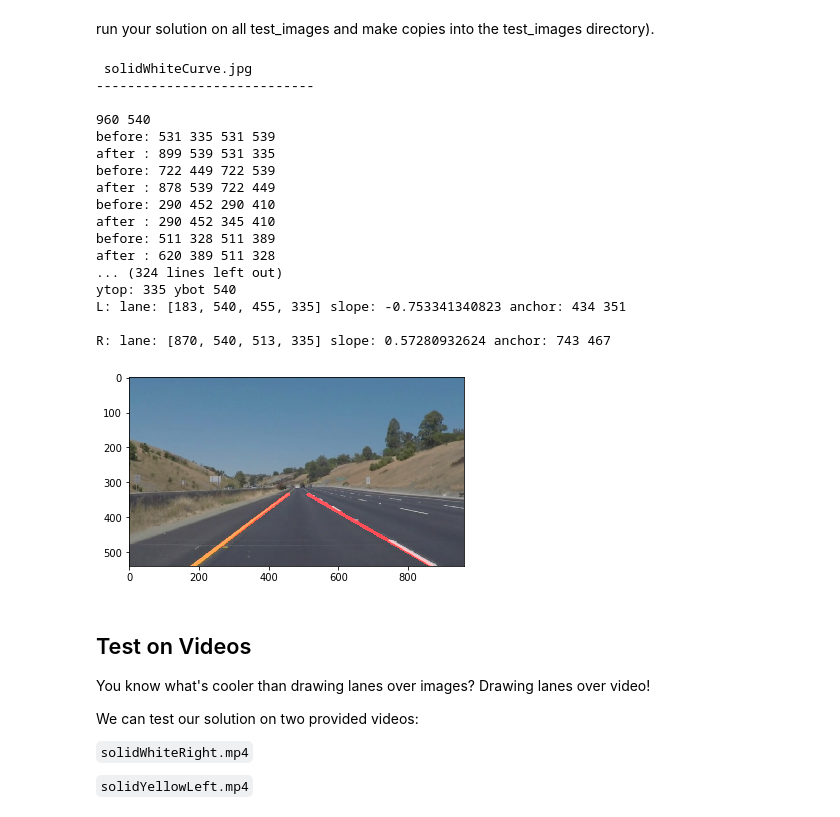
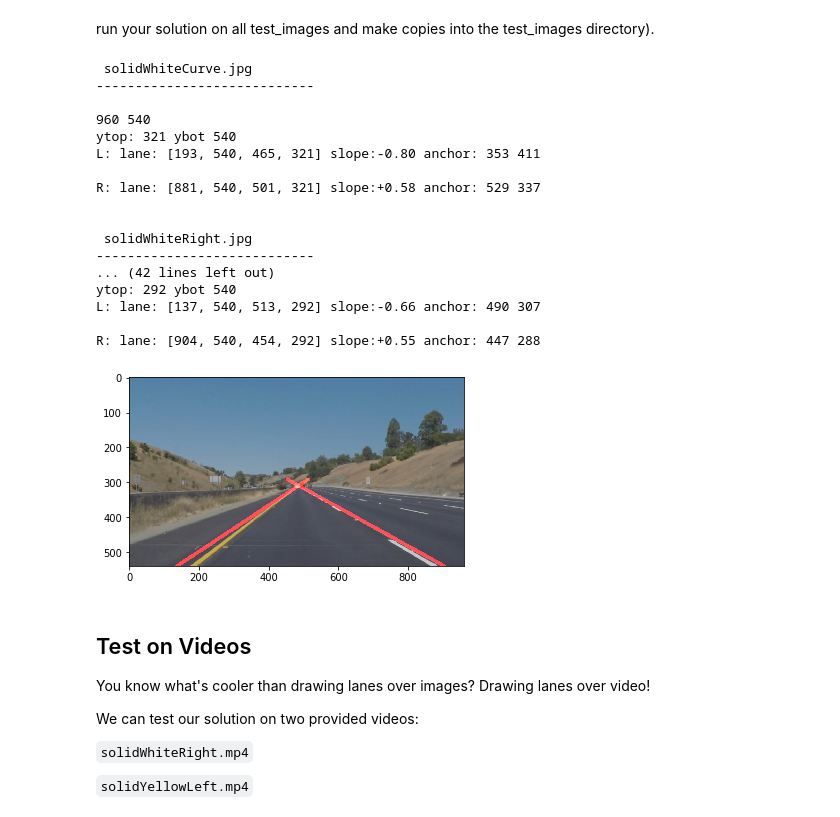
Before and after one commit to SherylHohman/CarND-LaneLines-P1, a Jupyter notebook: P1.ipynb, the cells around one changed output. Saved outputs shown, nothing was run; the diff lists cells and outputs as text; code cells hidden in the pictures.

```diff
--- a/P1.ipynb
+++ b/P1.ipynb
@@ -384,7 +383,7 @@ for f in files:
     # calibrate for camera angle relative to car and zoom.
     #   manual adjustment for off square and off center camera position/angle
     xapex += 0
-    yapex += 35  # horizon is lower than center
+    #yapex += 35  # horizon is lower than center
     # lanes won't actually goto the corners of the image (if camera is rasonably adjusted)
     #dx/2
 
@@ -436,46 +435,46 @@ for f in files:
     # Define the Hough transform parameters
     rho = 2              # resolution in pixels of the Hough grid
     theta = np.pi/180 *1 # angular resolution in radians of the Hough grid
     threshold    = 14    # minimum number of votes (intersections in Hough grid cell)
     min_line_len = 30    # minimum number of pixels making up a line
     max_line_gap = 8     # maximum gap in pixels between connectable line segments
 
     # Run Hough on masked_edge (masked-canney) image
     lines_img = hough_lines(masked_edges, rho, theta, threshold, min_line_len, max_line_gap)
     #mpimg.imsave('test_images/5lines_'+f, lines_img)
     plt.imshow(lines_img)
 
 
     ## Draw Lines
     # draw_lines is called from INSIDE hough_lines !
 
     # overlay lane lines (houghes_img) onto orig (color_select) image
     result = weighted_img(lines_img, color_select, a=0.8, ß=1., λ=0.)
     plt.imshow(result)
 
 
     # save final image with line lanes drawn on it
     # todo: change naming of copied file (prefer: base_lanes.ext)
     mpimg.imsave('test_images/9lanes_'+f, result)
 # %% [output]
  solidWhiteCurve.jpg
 ----------------------------
 
 960 540
-before: 531 335 531 539
-after : 899 539 531 335
-before: 722 449 722 539
-after : 878 539 722 449
-before: 290 452 290 410
-after : 290 452 345 410
-before: 511 328 511 389
-after : 620 389 511 328
-... (324 lines left out)
-ytop: 335 ybot 540
-L: lane: [183, 540, 455, 335] slope: -0.753341340823 anchor: 434 351
+ytop: 321 ybot 540
+L: lane: [193, 540, 465, 321] slope:-0.80 anchor: 353 411
 
-R: lane: [870, 540, 513, 335] slope: 0.57280932624 anchor: 743 467
+R: lane: [881, 540, 501, 321] slope:+0.58 anchor: 529 337
+
+
+ solidWhiteRight.jpg
+----------------------------
+... (42 lines left out)
+ytop: 292 ybot 540
+L: lane: [137, 540, 513, 292] slope:-0.66 anchor: 490 307
+
+R: lane: [904, 540, 454, 292] slope:+0.55 anchor: 447 288
-[figure, old version]
+[figure, new version]
 # %% [markdown]
 ## Test on Videos
 
```
Also changed, not shown: parts of 1 cell of this notebook, 6 other files.
